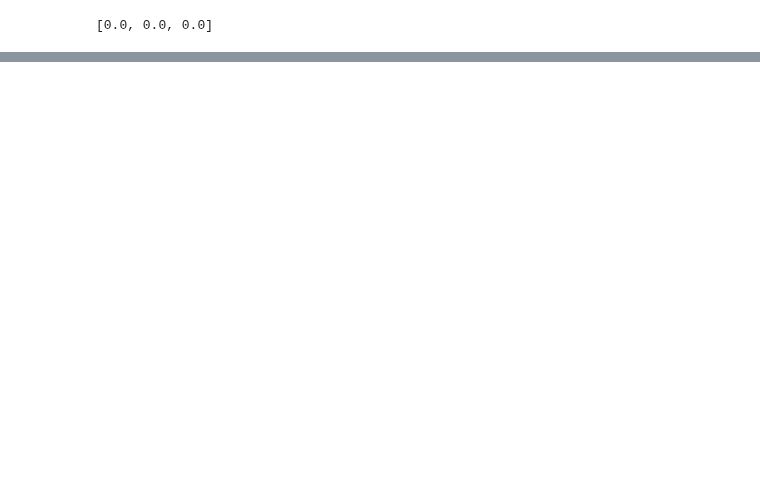
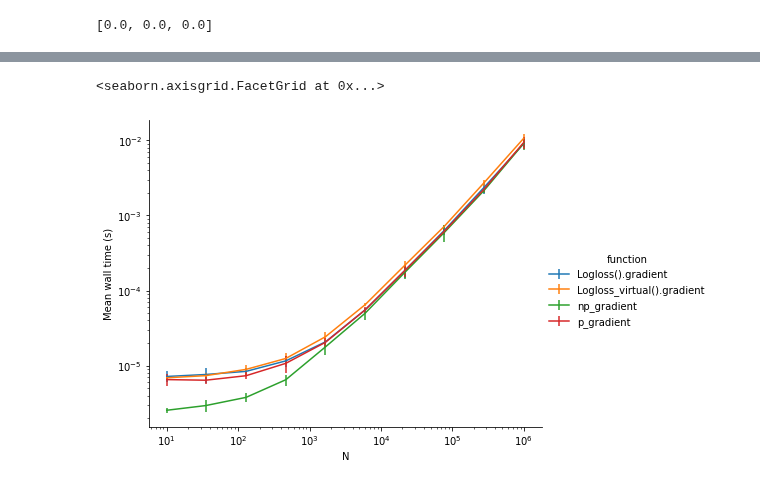
Before and after one commit to lorentzenchr/notebooks, a Jupyter notebook: bench_logloss_Cython.ipynb, the cells around one changed output, grey strips where cells are left out. Cells and saved outputs as stored; diff of their text form; code cells hidden in the pictures; blank space fills up the shorter version.

Commit message:
add gradient benchmark to logloss benchmark

```diff
--- a/bench_logloss_Cython.ipynb
+++ b/bench_logloss_Cython.ipynb
@@ -315,0 +321,21 @@ g.add_legend()
+# %%
+n_samples = 1000_000
+rng = np.random.default_rng(42)
+y_pred = rng.standard_normal(n_samples)
+raw = rng.standard_normal(n_samples)
+
+func_list = [(np_gradient, "np_gradient"),
+             (p_gradient, "p_gradient"),
+             (Logloss().gradient, "Logloss().gradient"),
+             (Logloss_virtual().gradient, "Logloss_virtual().gradient")
+            ]
+
+def benchmark_cases():
+    for N in np.logspace(np.log10(10), np.log10(n_samples), 10).astype('int'):
+        for func, name in func_list:
+            tags = OrderedDict(N=N, function=name)
+            yield delayed(func, tags=tags)(y_pred[:N], raw[:N])
+# %%
+%%time
+bench = Benchmark(wall_time=True, peak_memory=True, repeat=20)
+df = bench(benchmark_cases())
@@ -315,0 +345,9 @@ g.add_legend()
+# %%
+g = sns.FacetGrid(df.wall_time.reset_index(), hue="function", height=5, aspect=4/3)
+g.map_dataframe(errplot, "N", "mean", "std")
+g.set(xscale="log", yscale="log")
+g.set_axis_labels(y_var="Mean wall time (s)")
+g.add_legend()
+# %% [output]
+<seaborn.axisgrid.FacetGrid at 0x...>
+[figure, added]
```
Also changed, not shown: parts of 21 cells of this notebook.
